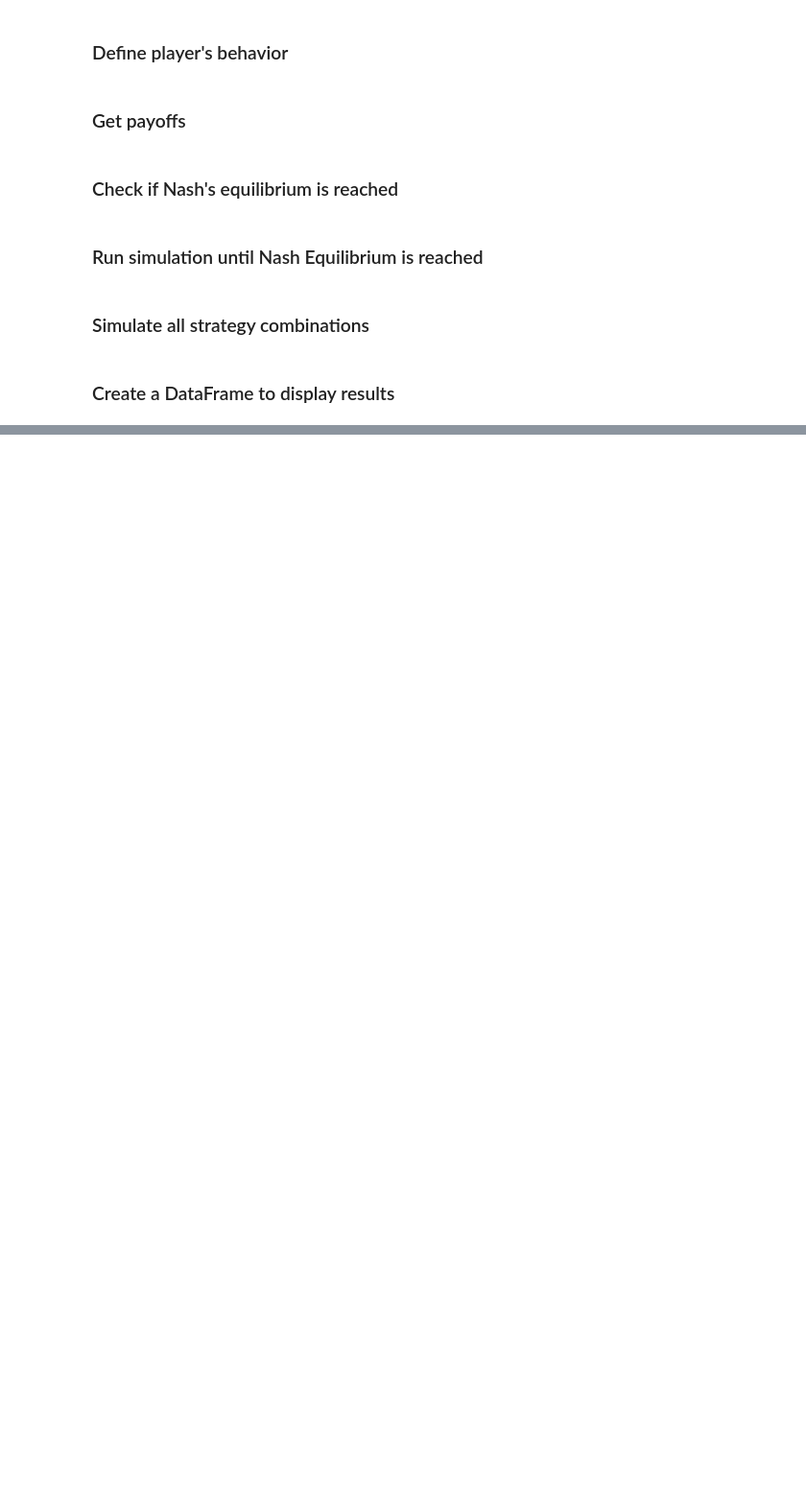
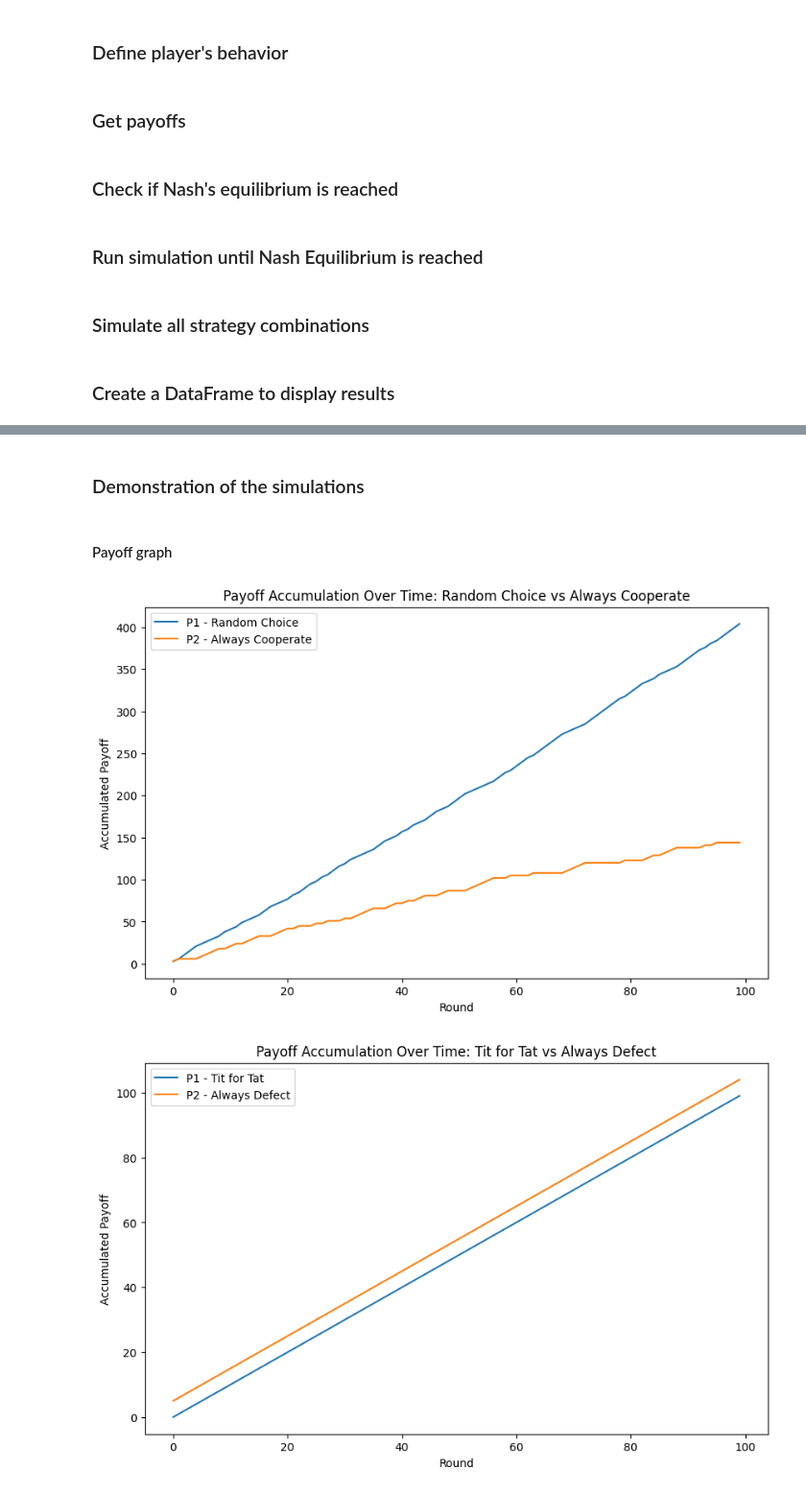
Before and after one commit to Caio-Lott/Prisoners-Dilemma, a Jupyter notebook: prisoners_dilemma.ipynb, the cells around one changed output, grey strips where cells are left out. Shown: that part at 96% size. Saved outputs shown, nothing was run; the diff lists cells and outputs as text; code cells hidden in the pictures; blank space fills up the shorter version.

Commit message:
feat: add graphs to comparison

```diff
--- a/prisoners_dilemma.ipynb
+++ b/prisoners_dilemma.ipynb
@@ -147,0 +148,55 @@ df
+# %% [markdown]
+### Demonstration of the simulations
+# %% [markdown]
+#### Payoff graph
+# %%
+import matplotlib.pyplot as plt
+
+# Função para simular várias rodadas do jogo
+def simulate_game(strategy1, strategy2, rounds=100):
+    strategy1_moves = []
+    strategy2_moves = []
+    strategy1_payoff = 0
+    strategy2_payoff = 0
+    payoffs1 = []
+    payoffs2 = []
+
+    for i in range(rounds):
+        move1 = strategy1(strategy2_moves)
+        move2 = strategy2(strategy1_moves)
+        payoff1, payoff2 = get_payoff(move1, move2)
+
+        strategy1_moves.append(move1)
+        strategy2_moves.append(move2)
+        strategy1_payoff += payoff1
+        strategy2_payoff += payoff2
+
+        payoffs1.append(strategy1_payoff)
+        payoffs2.append(strategy2_payoff)
+
+    return payoffs1, payoffs2
+
+# Simulação de diferentes combinações de estratégias
+strategies_to_compare = [
+    ('Random Choice vs Always Cooperate', strategies['random_choice'], strategies['always_cooperate']),
+    ('Tit for Tat vs Always Defect', strategies['tit_for_tat'], strategies['always_defect']),
+    ('Grim Trigger vs Random Choice', strategies['grim_trigger'], strategies['random_choice']),
+    # Adicione outras combinações de estratégias que desejar comparar
+]
+
+# Plotar os resultados de todas as simulações em gráficos separados
+for label, strategy1, strategy2 in strategies_to_compare:
+    payoffs1, payoffs2 = simulate_game(strategy1, strategy2)
+
+    plt.figure(figsize=(10, 6))
+    plt.plot(payoffs1, label=f'P1 - {label.split(" vs ")[0]}')
+    plt.plot(payoffs2, label=f'P2 - {label.split(" vs ")[1]}')
+
+    plt.xlabel('Round')
+    plt.ylabel('Accumulated Payoff')
+    plt.legend()
+    plt.title(f'Payoff Accumulation Over Time: {label}')
+    plt.show()
+# %% [output]
+[figure, added]
+[figure, added]
```
Also changed, not shown: parts of 3 cells of this notebook.
